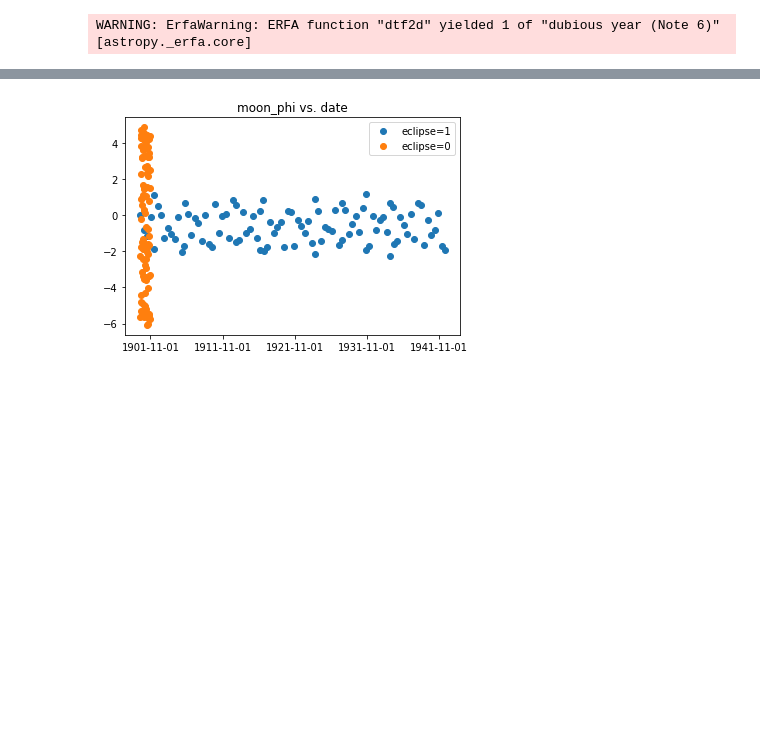
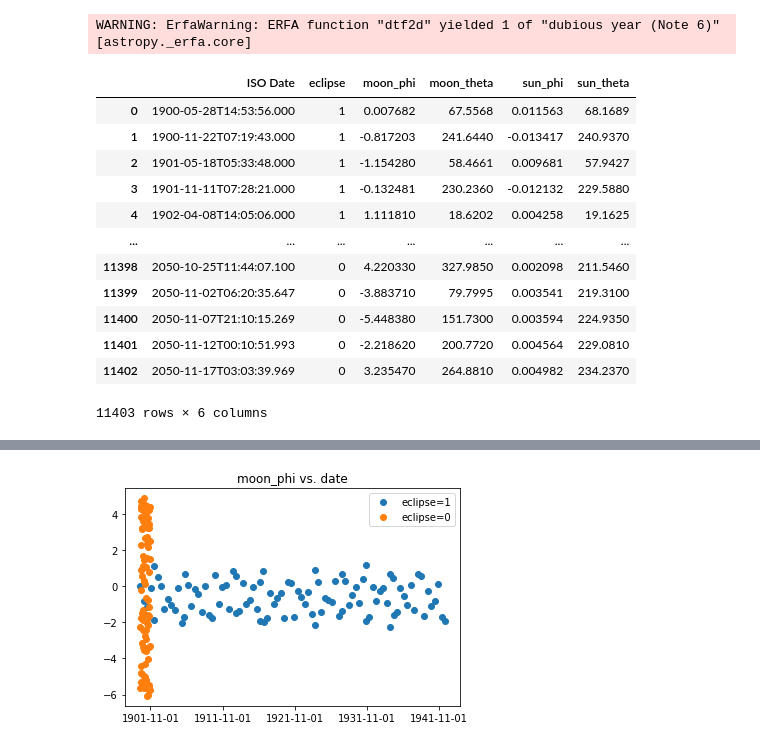
Before and after one commit to Kaahan/skep_project_s_final, a Jupyter notebook: eclipse/predict_eclipse.ipynb, the cells around one changed output, grey strips where cells are left out. Cells and saved outputs as stored; diff of their text form; code cells hidden in the pictures; blank space fills up the shorter version.

```diff
--- a/eclipse/predict_eclipse.ipynb
+++ b/eclipse/predict_eclipse.ipynb
@@ -158,6 +158,22 @@ if GENERATE_DATA:
 else:
     negative_data = pd.read_csv('solar_eclipse_neg_data.csv')
 negative_data['ISO Date'] = negative_data['ISO Date'].apply(lambda x: Time(x))
+# %%
+pd.read_csv('solar_eclipse_final_data.csv')
+# %% [output]
+|  | ISO Date | eclipse | moon_phi | moon_theta | sun_phi | sun_theta |
+| 0 | 1900-05-28T14:53:56.000 | 1 | 0.007682 | 67.5568 | 0.011563 | 68.1689 |
+| 1 | 1900-11-22T07:19:43.000 | 1 | -0.817203 | 241.6440 | -0.013417 | 240.9370 |
+| 2 | 1901-05-18T05:33:48.000 | 1 | -1.154280 | 58.4661 | 0.009681 | 57.9427 |
+| 3 | 1901-11-11T07:28:21.000 | 1 | -0.132481 | 230.2360 | -0.012132 | 229.5880 |
+| 4 | 1902-04-08T14:05:06.000 | 1 | 1.111810 | 18.6202 | 0.004258 | 19.1625 |
+| ... | ... | ... | ... | ... | ... | ... |
+| 11398 | 2050-10-25T11:44:07.100 | 0 | 4.220330 | 327.9850 | 0.002098 | 211.5460 |
+| 11399 | 2050-11-02T06:20:35.647 | 0 | -3.883710 | 79.7995 | 0.003541 | 219.3100 |
+| 11400 | 2050-11-07T21:10:15.269 | 0 | -5.448380 | 151.7300 | 0.003594 | 224.9350 |
+| 11401 | 2050-11-12T00:10:51.993 | 0 | -2.218620 | 200.7720 | 0.004564 | 229.0810 |
+| 11402 | 2050-11-17T03:03:39.969 | 0 | 3.235470 | 264.8810 | 0.004982 | 234.2370 |
+11403 rows × 6 columns
 # %%
 if GENERATE_DATA:
     data = data.drop(columns=['longitude', 'latitude']) # Drop the longitude and latitude from the positive dataset, as they are undefined for the negative dataset
```
Also changed, not shown: parts of 11 cells of this notebook.
